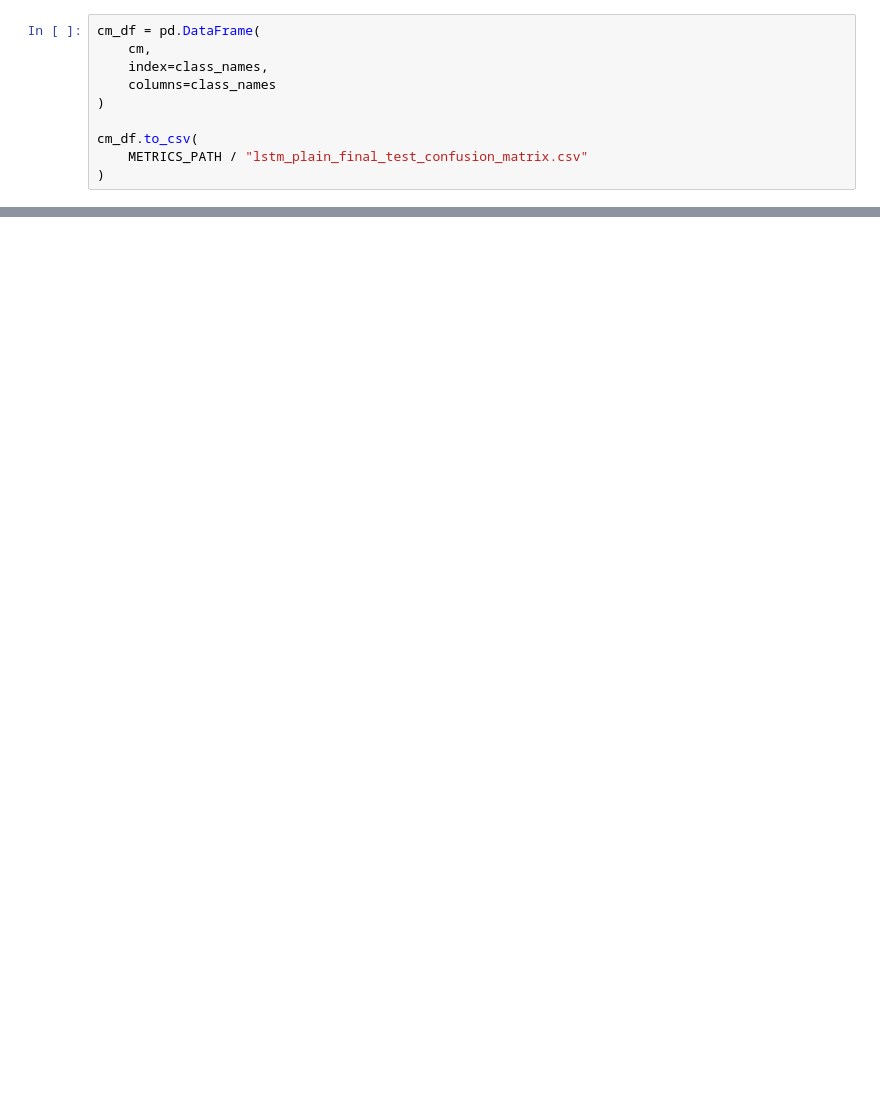
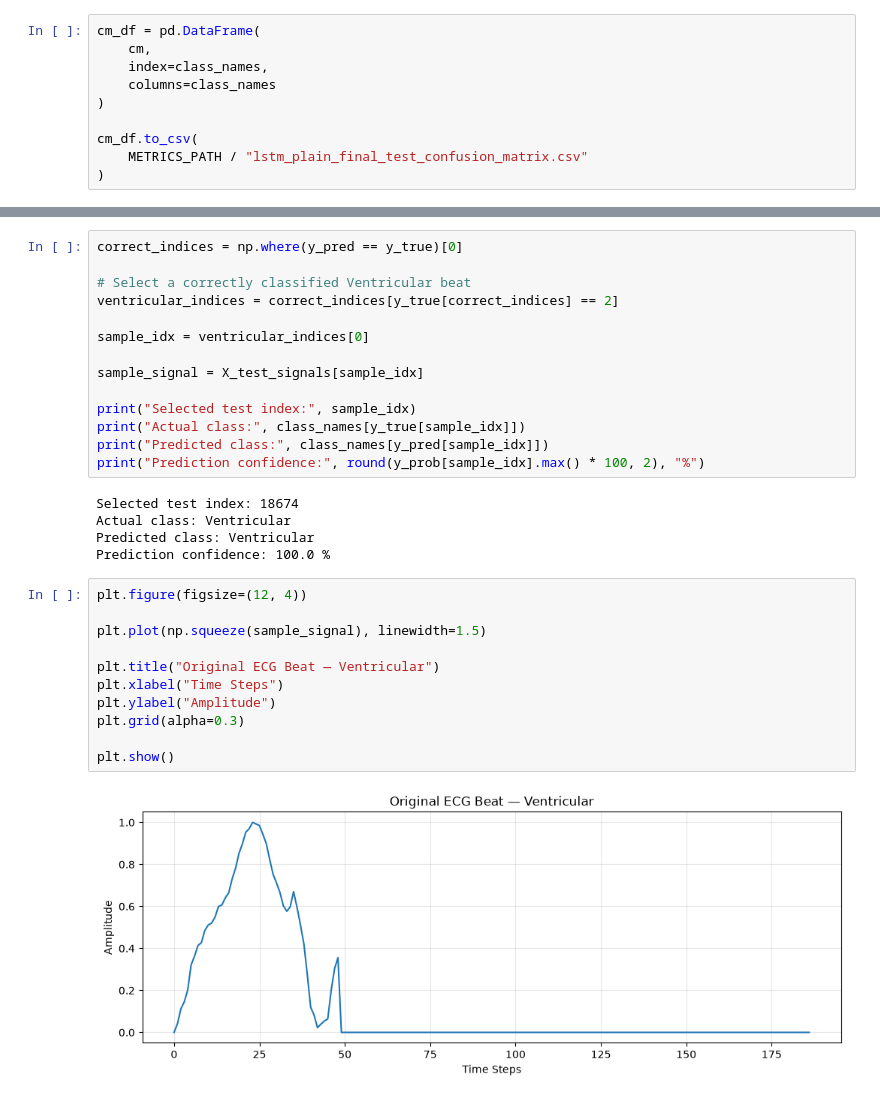
Before and after one commit to ashit0907/ecg-arrhythmia-classification, a Jupyter notebook: notebooks/final_test_evaluation.ipynb, the cells around one changed output, grey strips where cells are left out. Drawn from its saved outputs; the diff is of its cells as text; blank space fills up the shorter version.

```diff
--- a/notebooks/final_test_evaluation.ipynb
+++ b/notebooks/final_test_evaluation.ipynb
@@ -401,0 +592,32 @@ cm_df.to_csv(
+# %%
+correct_indices = np.where(y_pred == y_true)[0]
+
+# Select a correctly classified Ventricular beat
+ventricular_indices = correct_indices[y_true[correct_indices] == 2]
+
+sample_idx = ventricular_indices[0]
+
+sample_signal = X_test_signals[sample_idx]
+
+print("Selected test index:", sample_idx)
+print("Actual class:", class_names[y_true[sample_idx]])
+print("Predicted class:", class_names[y_pred[sample_idx]])
+print("Prediction confidence:", round(y_prob[sample_idx].max() * 100, 2), "%")
+# %% [output]
+Selected test index: 18674
+Actual class: Ventricular
+Predicted class: Ventricular
+Prediction confidence: 100.0 %
+# %%
+plt.figure(figsize=(12, 4))
+
+plt.plot(np.squeeze(sample_signal), linewidth=1.5)
+
+plt.title("Original ECG Beat — Ventricular")
+plt.xlabel("Time Steps")
+plt.ylabel("Amplitude")
+plt.grid(alpha=0.3)
+
+plt.show()
+# %% [output]
+[figure, added]
```
Also changed, not shown: parts of 20 cells of this notebook, 12 other files.
